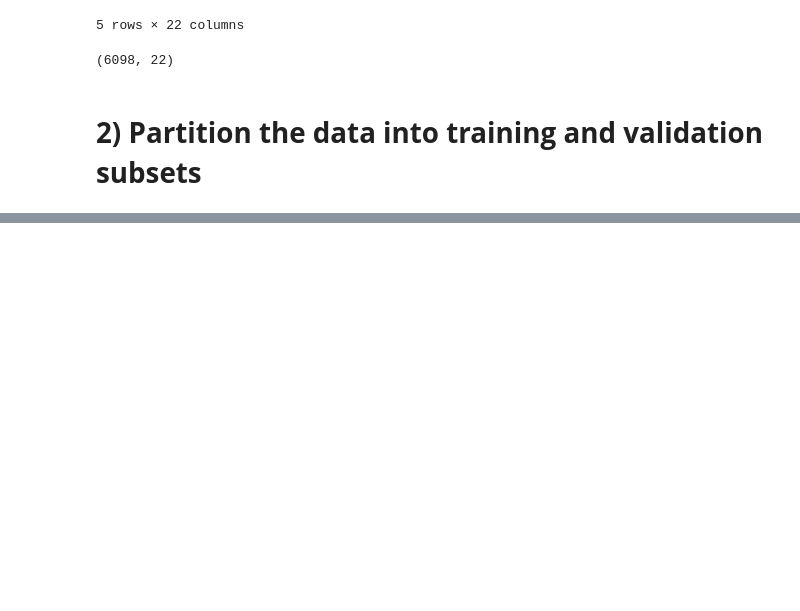
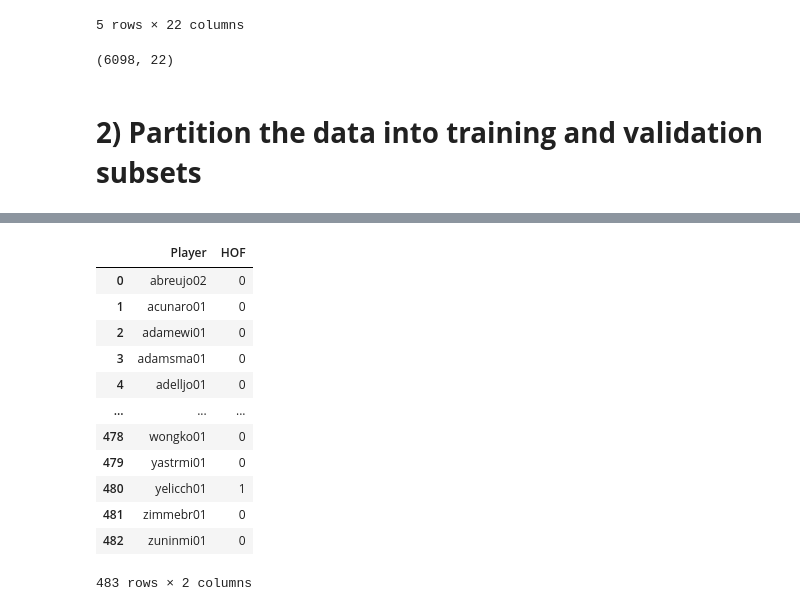
Before and after one commit to lestergw/HOF_Predictions, a Jupyter notebook: HOF_Predictions.ipynb, the cells around one changed output, grey strips where cells are left out. Drawn from its saved outputs; the diff is of its cells as text; code cells hidden in the pictures; blank space fills up the shorter version.

```diff
--- a/HOF_Predictions.ipynb
+++ b/HOF_Predictions.ipynb
@@ -84,0 +375,21 @@ The algorithms we will test in this project are:
+# %%
+# Append the predictions to the test playerID's
+submission = pd.DataFrame({'Player' : test['playerID'],
+                          'HOF' : preds})
+# %%
+# Display the results
+submission
+# %% [output]
+|  | Player | HOF |
+| 0 | abreujo02 | 0 |
+| 1 | acunaro01 | 0 |
+| 2 | adamewi01 | 0 |
+| 3 | adamsma01 | 0 |
+| 4 | adelljo01 | 0 |
+| ... | ... | ... |
+| 478 | wongko01 | 0 |
+| 479 | yastrmi01 | 0 |
+| 480 | yelicch01 | 1 |
+| 481 | zimmebr01 | 0 |
+| 482 | zuninmi01 | 0 |
+483 rows × 2 columns
```
Also changed, not shown: parts of 34 cells of this notebook.
